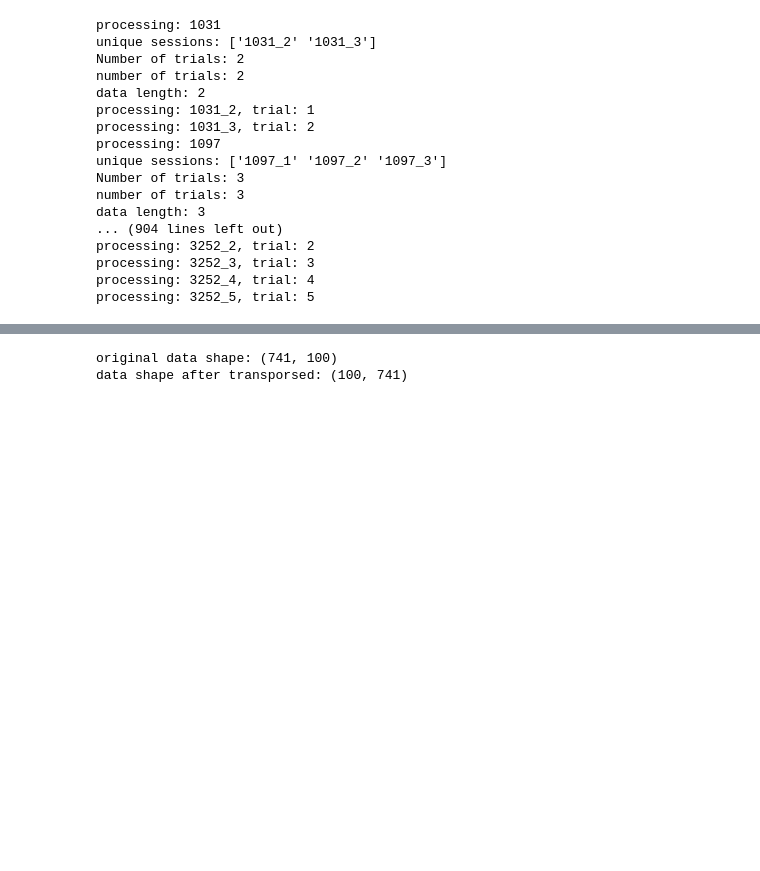
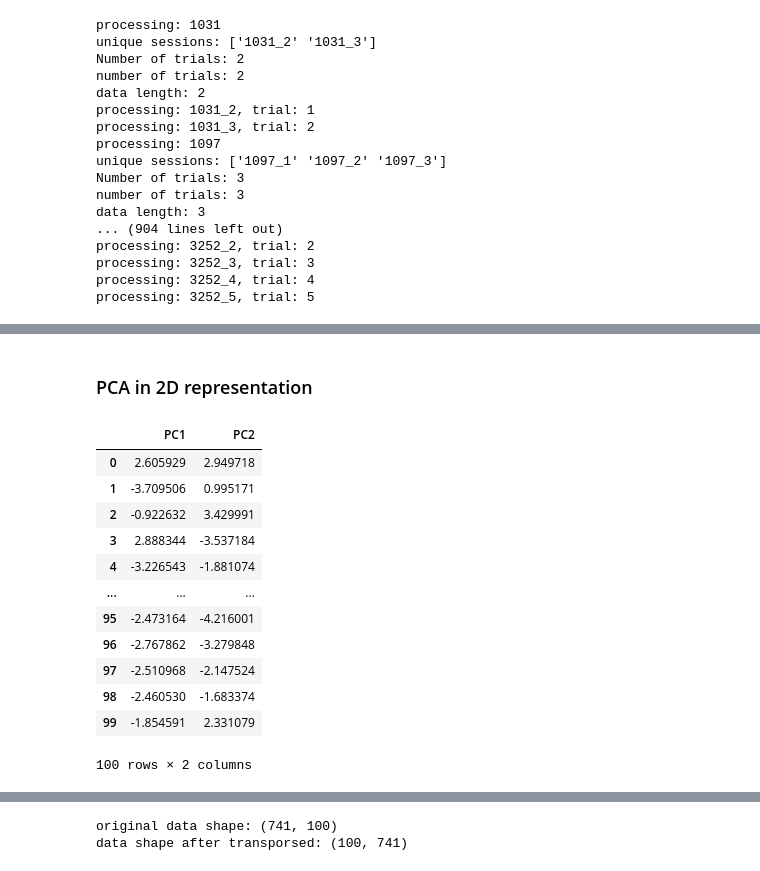
Before and after one commit to yyanagita66/pitching_motion_classification, a Jupyter notebook: coordination_classification.ipynb, the cells around one changed output, grey strips where cells are left out. Drawn from its saved outputs; the diff is of its cells as text; code cells hidden in the pictures; blank space fills up the shorter version.

```diff
--- a/coordination_classification.ipynb
+++ b/coordination_classification.ipynb
@@ -273,0 +285,21 @@ processing: 3252_5, trial: 5
+# %% [markdown]
+### PCA in 2D representation
+# %%
+pca = PCA(n_components=2)
+clustering_data = pca.fit_transform(clustering_data)
+df_clustering_data = pd.DataFrame(clustering_data, columns=["PC1", "PC2"])
+df_clustering_data
+# %% [output]
+|  | PC1 | PC2 |
+| 0 | 2.605929 | 2.949718 |
+| 1 | -3.709506 | 0.995171 |
+| 2 | -0.922632 | 3.429991 |
+| 3 | 2.888344 | -3.537184 |
+| 4 | -3.226543 | -1.881074 |
+| ... | ... | ... |
+| 95 | -2.473164 | -4.216001 |
+| 96 | -2.767862 | -3.279848 |
+| 97 | -2.510968 | -2.147524 |
+| 98 | -2.460530 | -1.683374 |
+| 99 | -1.854591 | 2.331079 |
+100 rows × 2 columns
```
Also changed, not shown: parts of 10 cells of this notebook.
